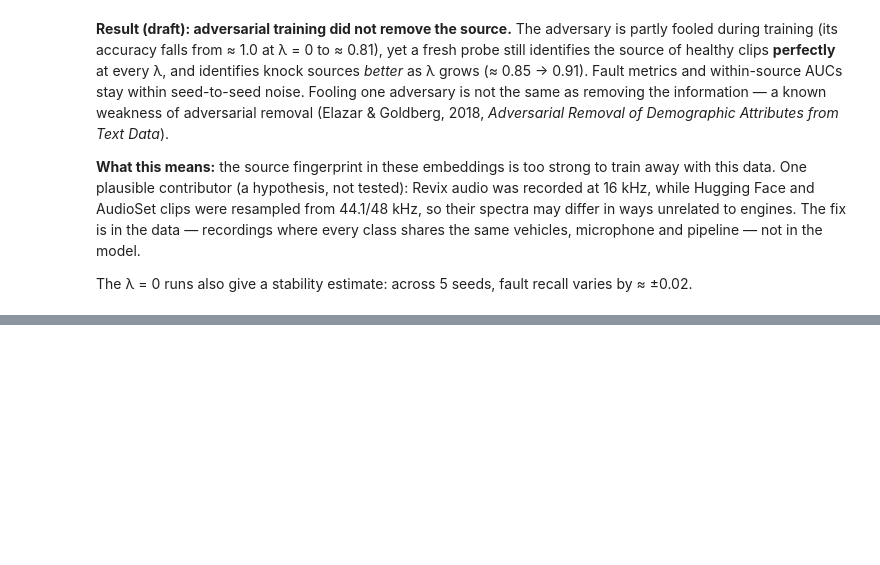
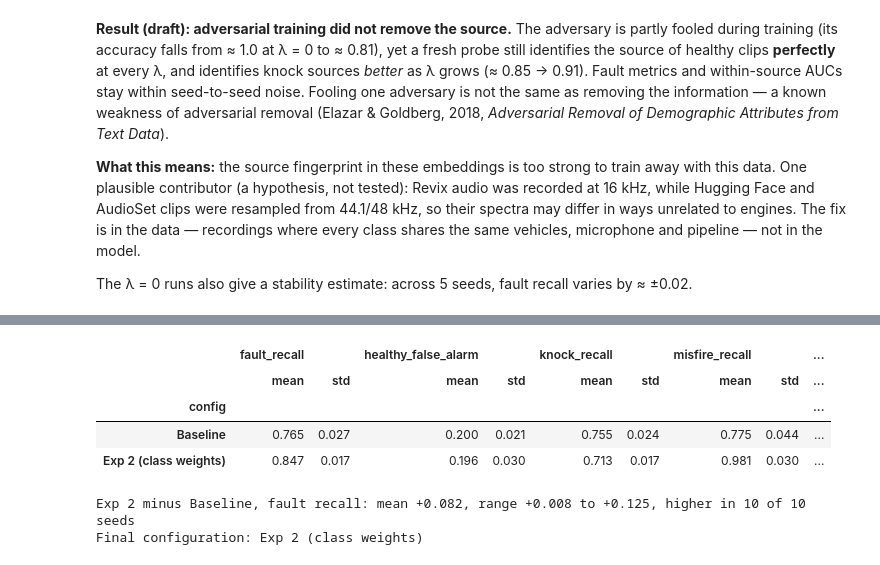
Before and after one commit to jakeryderv/car-sound-fault-detection, a Jupyter notebook: notebooks/engine_fault_classification.ipynb, the cells around one changed output, grey strips where cells are left out. Drawn from its saved outputs; the diff is of its cells as text; code cells hidden in the pictures; blank space fills up the shorter version.

```diff
--- a/notebooks/engine_fault_classification.ipynb
+++ b/notebooks/engine_fault_classification.ipynb
@@ -1041,0 +1033,35 @@ if RUN_FINAL_EVAL:
+# %%
+STABILITY_SEEDS = range(10)
+CONFIGS = {"Baseline": None, "Exp 2 (class weights)": class_weight}
+
+rows = []
+for seed in STABILITY_SEEDS:
+    for name, weights in CONFIGS.items():
+        proba, _, _ = train_head(X[tr], y[tr], X[va], y[va], class_weight=weights, seed=seed)
+        rows.append({"config": name, "seed": seed, **val_metrics(proba(X[va]).argmax(1))})
+stability = pd.DataFrame(rows)
+stability["meets both targets"] = (stability["fault_recall"] >= 0.85) & (stability["healthy_false_alarm"] <= 0.20)
+stability.to_csv(RESULTS_DIR / "seed_stability.csv", index=False)
+
+cols = ["fault_recall", "healthy_false_alarm", "knock_recall", "misfire_recall"]
+summary = stability.groupby("config")[cols].agg(["mean", "std"]).round(3)
+summary["seeds meeting both targets"] = stability.groupby("config")["meets both targets"].sum()
+display(summary)
+
+paired = stability.pivot(index="seed", columns="config", values="fault_recall")
+diff = paired["Exp 2 (class weights)"] - paired["Baseline"]
+print(f"Exp 2 minus Baseline, fault recall: mean {diff.mean():+.3f}, "
+      f"range {diff.min():+.3f} to {diff.max():+.3f}, higher in {(diff > 0).sum()} of {len(diff)} seeds")
+
+means = stability.groupby("config")[cols].mean()
+eligible = means[means["healthy_false_alarm"] <= 0.20]
+FINAL_CONFIG = (eligible if len(eligible) else means)["fault_recall"].idxmax()
+print("Final configuration:", FINAL_CONFIG)
+# %% [output]
+|  | fault_recall |  | healthy_false_alarm |  | knock_recall |  | misfire_recall |  | ... |
+|  | mean | std | mean | std | mean | std | mean | std | ... |
+| config |  |  |  |  |  |  |  |  | ... |
+| Baseline | 0.765 | 0.027 | 0.200 | 0.021 | 0.755 | 0.024 | 0.775 | 0.044 | ... |
+| Exp 2 (class weights) | 0.847 | 0.017 | 0.196 | 0.030 | 0.713 | 0.017 | 0.981 | 0.030 | ... |
+Exp 2 minus Baseline, fault recall: mean +0.082, range +0.008 to +0.125, higher in 10 of 10 seeds
+Final configuration: Exp 2 (class weights)
```
Also changed, not shown: parts of 13 cells of this notebook, 8 other files.
